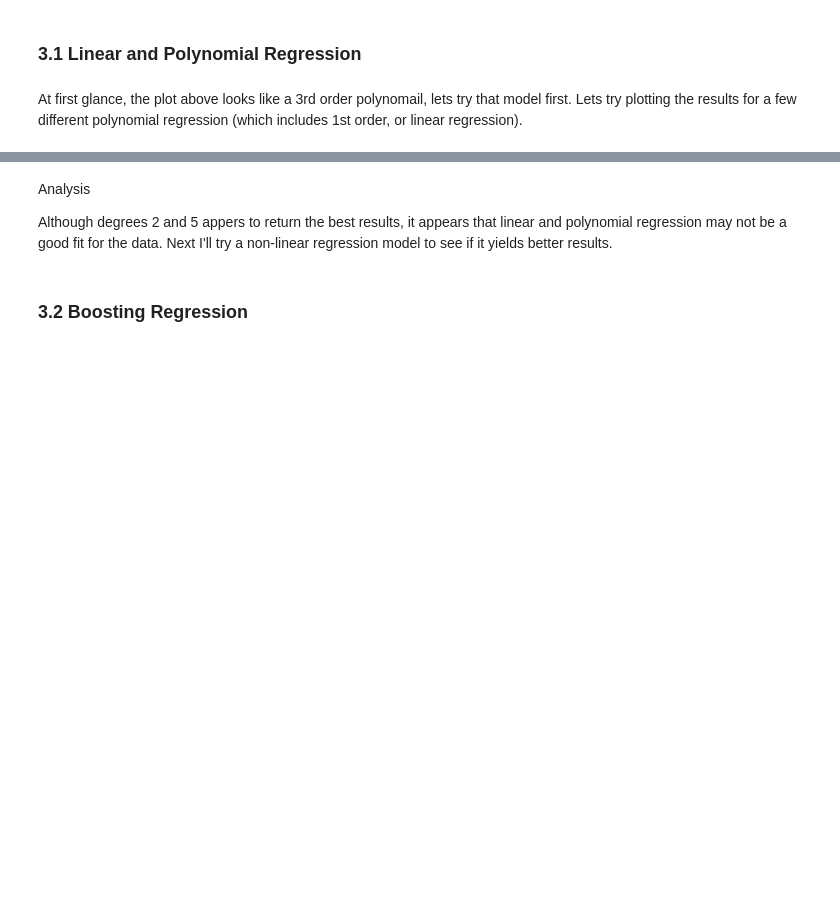
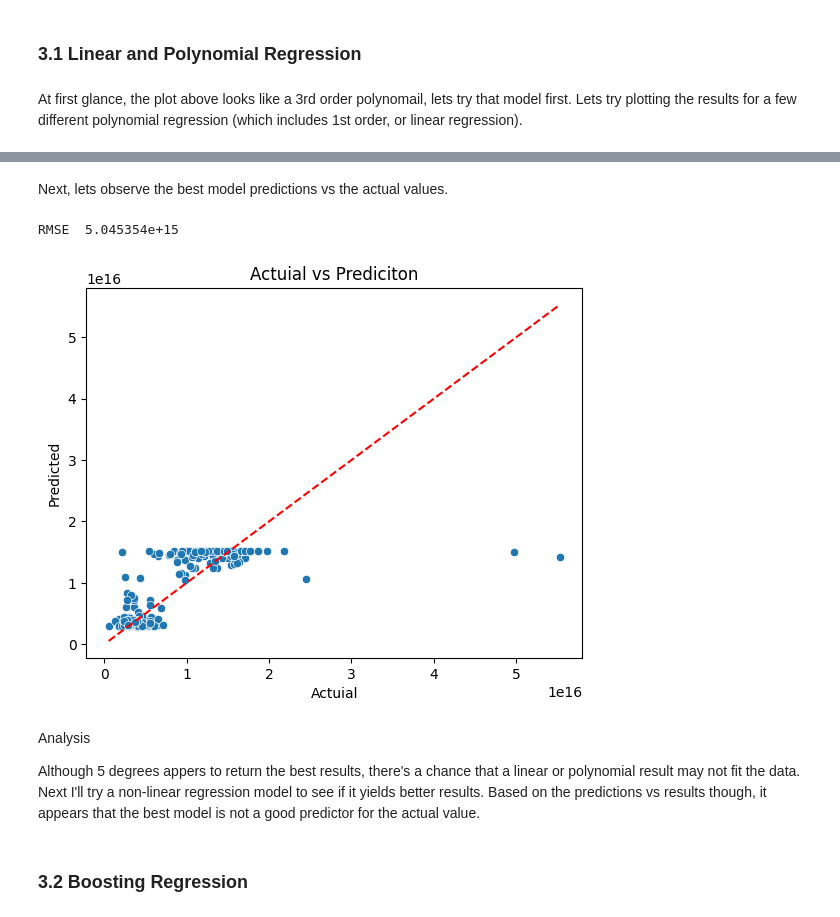
Before and after one commit to jestern001/MLA-Project, a Jupyter notebook: Project/NighttimeNO2Prediction.ipynb, the cells around one changed output, grey strips where cells are left out. Saved outputs shown, nothing was run; the diff lists cells and outputs as text; code cells hidden in the pictures; blank space fills up the shorter version.

```diff
--- a/Project/NighttimeNO2Prediction.ipynb
+++ b/Project/NighttimeNO2Prediction.ipynb
@@ -816,7 +815,27 @@ RMSE  4.852235e+15
+# %% [markdown]
+Next, lets observe the best model predictions vs the actual values.
+# %%
+# plot results
+best_model = best_regression.iloc[0]
+poly_transformer = PolynomialFeatures(degree=best_model['Degree'], include_bias=False)
+X_poly = poly_transformer.fit_transform(X_test)
+y_pred = best_model['Model'].predict(X_poly)
+ax = sns.scatterplot(x=y_test, y=y_pred)
+min_val = min(y_test.min(), y_pred.min())
+max_val = max(y_test.max(), y_pred.max())
+plt.plot([min_val, max_val], [min_val, max_val], color='red', linestyle='--', label='Ideal Prediction')
+plt.title("Actuial vs Prediciton")
+plt.xlabel("Actuial")
+plt.ylabel("Predicted")
+print(f"RMSE {poly_rmse: e}")
+plt.show()
+# %% [output]
+RMSE  5.045354e+15
+[figure, added]
 # %% [markdown]
 Analysis
 
-Although degrees 2 and 5 appers to return the best results, it appears that linear and polynomial regression may not be a good fit for the data.  Next I'll try a non-linear regression model to see if it yields better results.
+Although 5 degrees appers to return the best results, there's a chance that a linear or polynomial result may not fit the data.  Next I'll try a non-linear regression model to see if it yields better results.  Based on the predictions vs results though, it appears that the best model is not a good predictor for the actual value.
 # %% [markdown]
 ### 3.2 Boosting Regression
 # %% [markdown]
```
Also changed, not shown: parts of 8 cells of this notebook, 6 other files.
